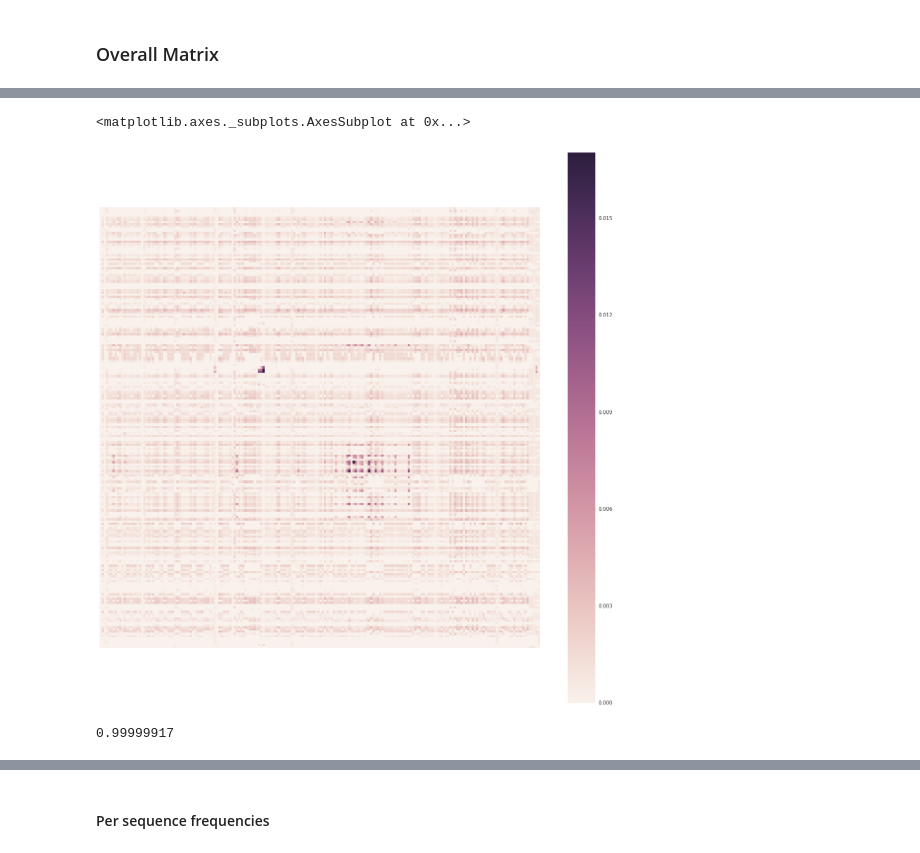
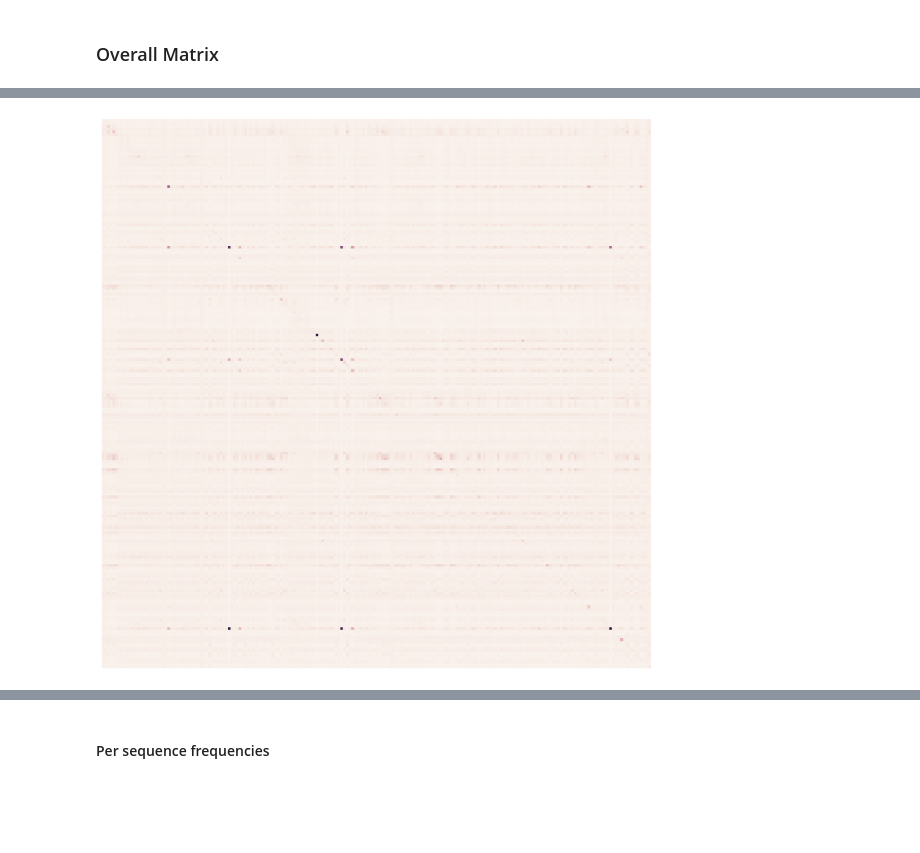
Before and after one commit to jenhantao/genomic_grammar, a Jupyter notebook: Attention Only Classification Analysis.ipynb, the cells around one changed output, grey strips where cells are left out. Cells and saved outputs as stored; diff of their text form; code cells hidden in the pictures; blank space fills up the shorter version.

Commit message:
updates to attention visualization code

```diff
--- a/Attention Only Classification Analysis.ipynb
+++ b/Attention Only Classification Analysis.ipynb
@@ -628,17 +606,14 @@ array([[-2.2712352e-03, -3.3835974e-04, -2.4773707e-03, ...,
 # %%
-index = 5000
-plt.figure(figsize=(20,20))
-sns.heatmap(attention[index] - attention[index].mean(),
+index = 1811
+plt.figure(figsize=(15,15))
+hm = sns.heatmap(attention[index],
             yticklabels = False,
             xticklabels = False,
             square = True,
            vmin=0,
-#            vmax=0.025
+           vmax=0.4
            )
+cb = hm.collections[0].colorbar
+cb.ax.set_visible(False)
 # %% [output]
-<matplotlib.axes._subplots.AxesSubplot at 0x...>
-[figure, old version]
+[figure, new version]
-# %%
-attention[0][:,0].sum()
-# %% [output]
-0.99999917
```
Also changed, not shown: parts of 19 cells of this notebook.
